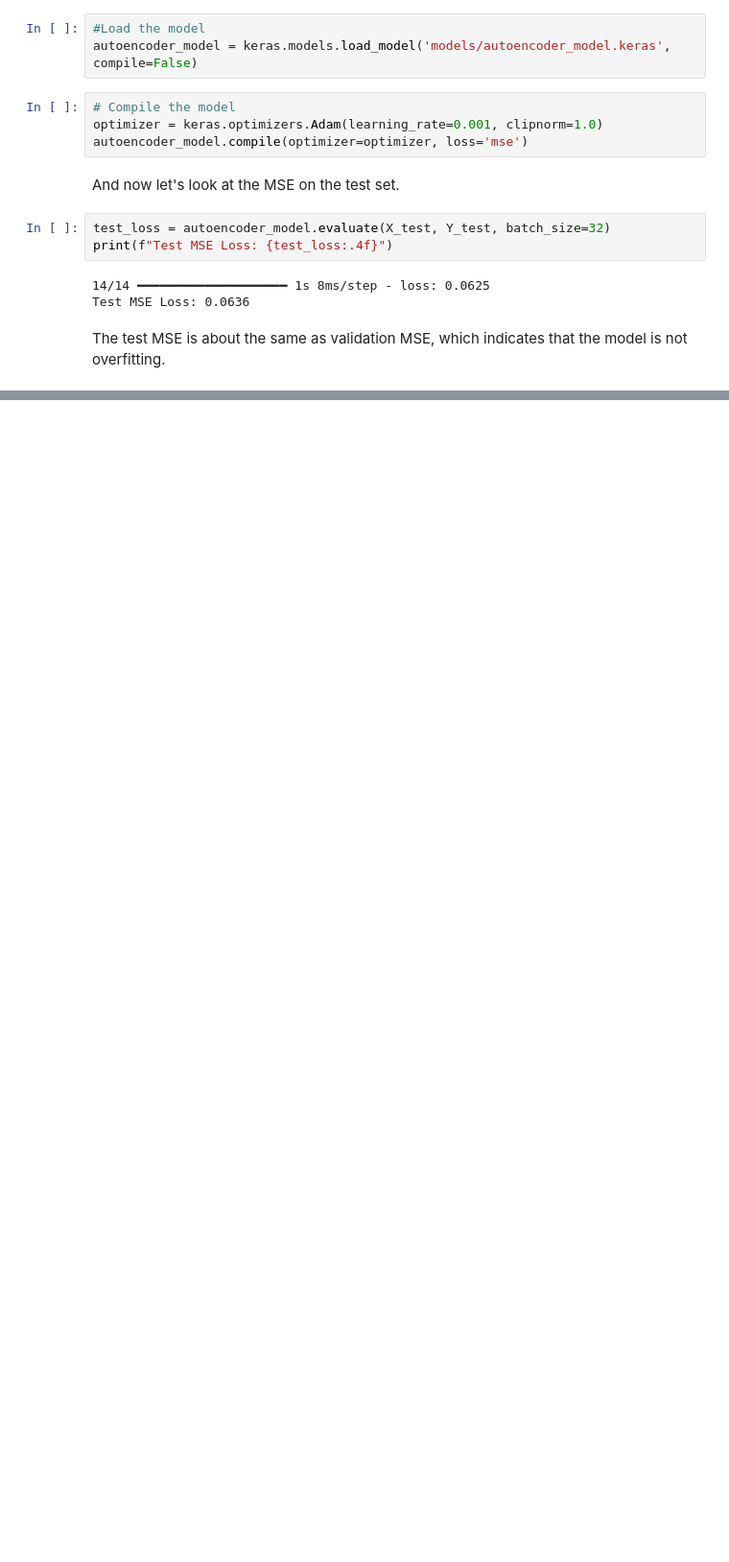
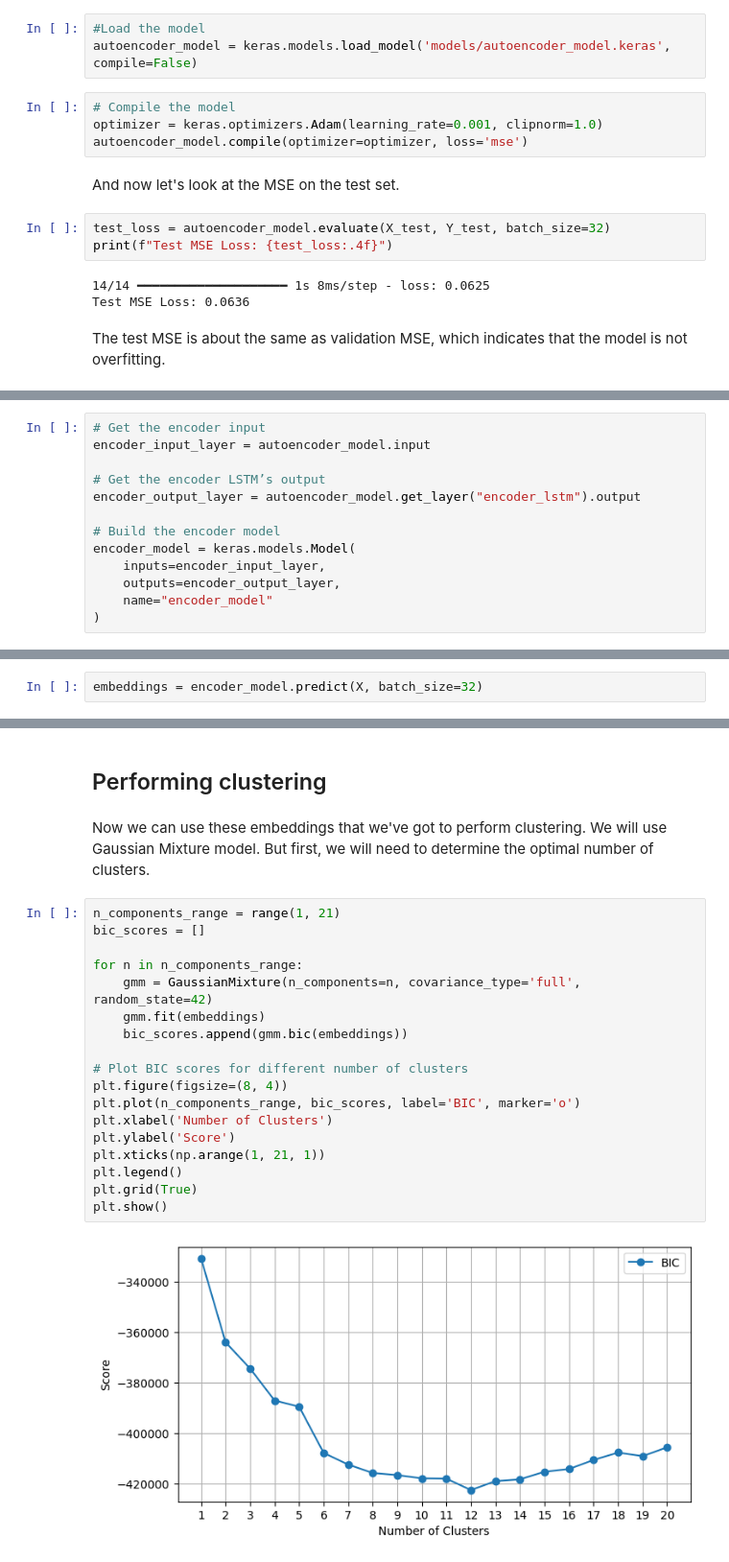
Before and after one commit to b00nk3r/NFL-Big-Data-Bowl-2025, a Jupyter notebook: code/model.ipynb, the cells around one changed output, grey strips where cells are left out. Shown at 96% size. Drawn from its saved outputs; the diff is of its cells as text; blank space fills up the shorter version.

Commit message:
Perform clustering

```diff
--- a/code/model.ipynb
+++ b/code/model.ipynb
@@ -256,0 +265,13 @@ The test MSE is about the same as validation MSE, which indicates that the model
+# %%
+# Get the encoder input
+encoder_input_layer = autoencoder_model.input
+
+# Get the encoder LSTM’s output
+encoder_output_layer = autoencoder_model.get_layer("encoder_lstm").output
+
+# Build the encoder model
+encoder_model = keras.models.Model(
+    inputs=encoder_input_layer,
+    outputs=encoder_output_layer,
+    name="encoder_model"
+)
@@ -256,0 +280,2 @@ The test MSE is about the same as validation MSE, which indicates that the model
+# %%
+embeddings = encoder_model.predict(X, batch_size=32)
@@ -256,0 +284,24 @@ The test MSE is about the same as validation MSE, which indicates that the model
+# %% [markdown]
+## Performing clustering
+# %% [markdown]
+Now we can use these embeddings that we've got to perform clustering. We will use Gaussian Mixture model. But first, we will need to determine the optimal number of clusters.
+# %%
+n_components_range = range(1, 21)
+bic_scores = []
+
+for n in n_components_range:
+    gmm = GaussianMixture(n_components=n, covariance_type='full', random_state=42)
+    gmm.fit(embeddings)
+    bic_scores.append(gmm.bic(embeddings))
+
+# Plot BIC scores for different number of clusters
+plt.figure(figsize=(8, 4))
+plt.plot(n_components_range, bic_scores, label='BIC', marker='o')
+plt.xlabel('Number of Clusters')
+plt.ylabel('Score')
+plt.xticks(np.arange(1, 21, 1))
+plt.legend()
+plt.grid(True)
+plt.show()
+# %% [output]
+[figure, added]
```
Also changed, not shown: parts of 20 cells of this notebook, 1 other file.
